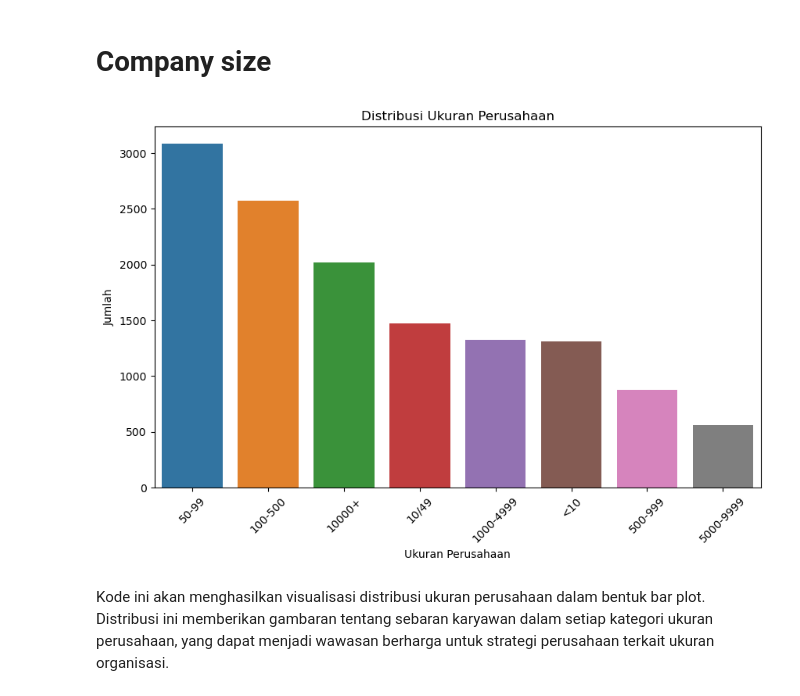
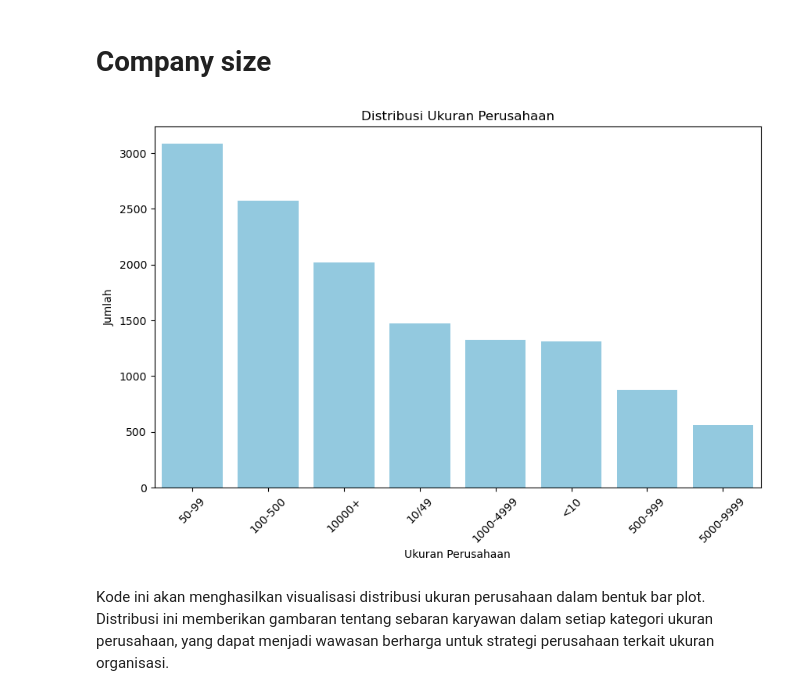
Before and after one commit to fachri34/Final-Project-Data-Science, a Jupyter notebook: HR Analytics.ipynb, the cells around one changed output. Saved outputs shown, nothing was run; the diff lists cells and outputs as text; code cells hidden in the pictures.

```diff
--- a/HR Analytics.ipynb
+++ b/HR Analytics.ipynb
@@ -488,17 +488,17 @@ Perusahaan perlu mempertimbangkan kebijakan untuk memotivasi dan mempertahankan
 # %%
 # Menghitung frekuensi masing-masing ukuran perusahaan
 company_size_counts = df['company_size'].value_counts()
 
 # Visualisasi distribusi ukuran perusahaan
 plt.figure(figsize=(10, 6))
-sns.barplot(x=company_size_counts.index, y=company_size_counts.values)
+sns.barplot(x=company_size_counts.index, y=company_size_counts.values, color='skyblue')
 plt.title('Distribusi Ukuran Perusahaan')
 plt.xlabel('Ukuran Perusahaan')
 plt.ylabel('Jumlah')
 plt.xticks(rotation=45)
 plt.show()
 # %% [output]
-[figure, old version]
+[figure, new version]
 # %% [markdown]
 Kode ini akan menghasilkan visualisasi distribusi ukuran perusahaan dalam bentuk bar plot. Distribusi ini memberikan gambaran tentang sebaran karyawan dalam setiap kategori ukuran perusahaan, yang dapat menjadi wawasan berharga untuk strategi perusahaan terkait ukuran organisasi.
 # %%
```
Also changed, not shown: parts of 8 cells of this notebook.
